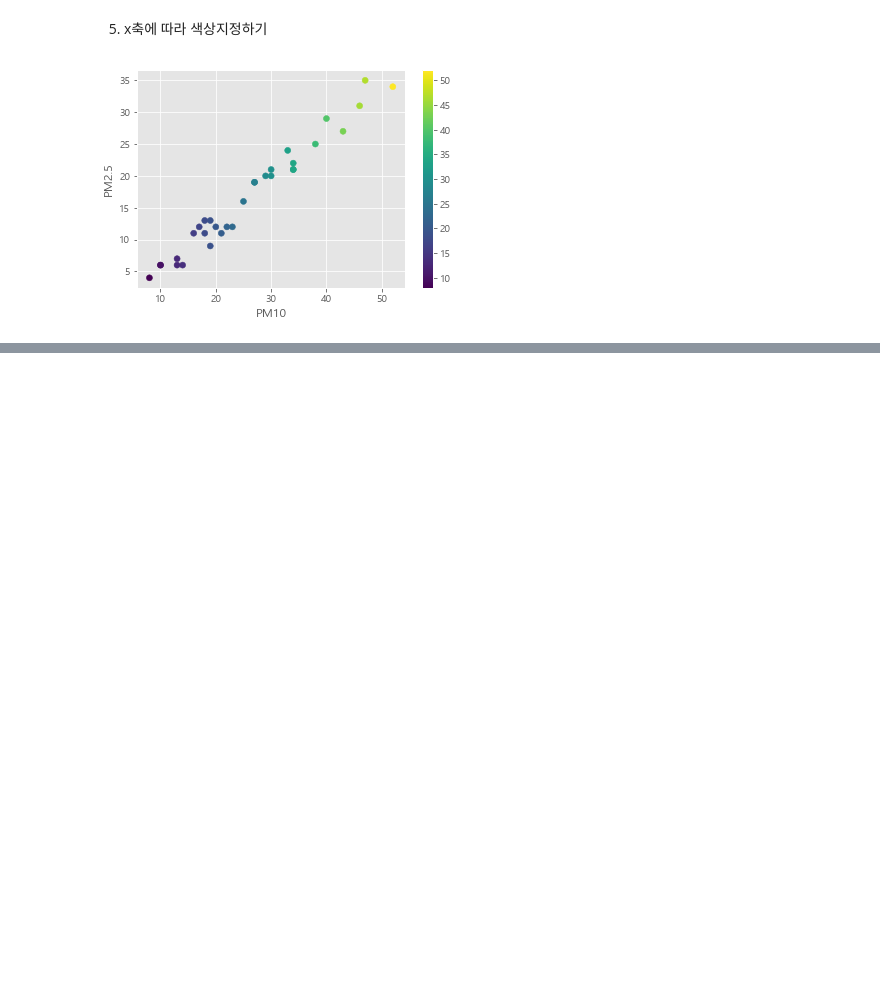
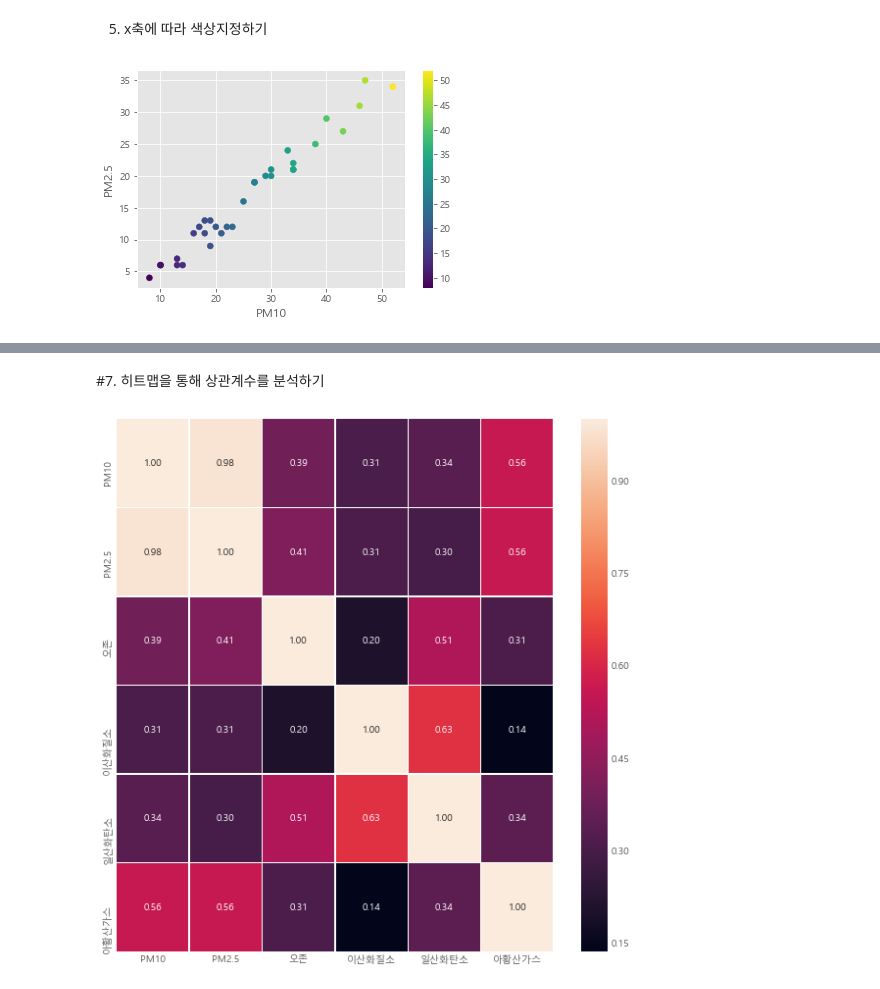
Before and after one commit to ShinUkhang/paiwha18, a Jupyter notebook: project3/1. 미세먼지 데이터 분석(배화아카데미 과제).ipynb, the cells around one changed output, grey strips where cells are left out. Drawn from its saved outputs; the diff is of its cells as text; code cells hidden in the pictures; blank space fills up the shorter version.

```diff
--- a/project3/1. 미세먼지 데이터 분석(배화아카데미 과제).ipynb
+++ b/project3/1. 미세먼지 데이터 분석(배화아카데미 과제).ipynb
@@ -128,0 +125,20 @@ plt.show()
+# %% [markdown]
+#7. 히트맵을 통해 상관계수를 분석하기
+# %%
+import numpy as np
+import matplotlib.pyplot as plt
+import pandas as pd
+import seaborn as sns
+plt.style.use('ggplot')
+plt.rc('font',family='Malgun Gothic')
+plt.rcParams['axes.unicode_minus']=False
+
+#데이터 불러오기
+f=open('대기정보측정자료_180825.csv')
+data=pd.read_csv(f)
+
+plt.figure(figsize=(10,10))
+sns.heatmap(data=data.corr(), annot=True, fmt='.2f', linewidths=0.5)
+plt.show()
+# %% [output]
+[figure, added]
```
Also changed, not shown: parts of 4 cells of this notebook.
